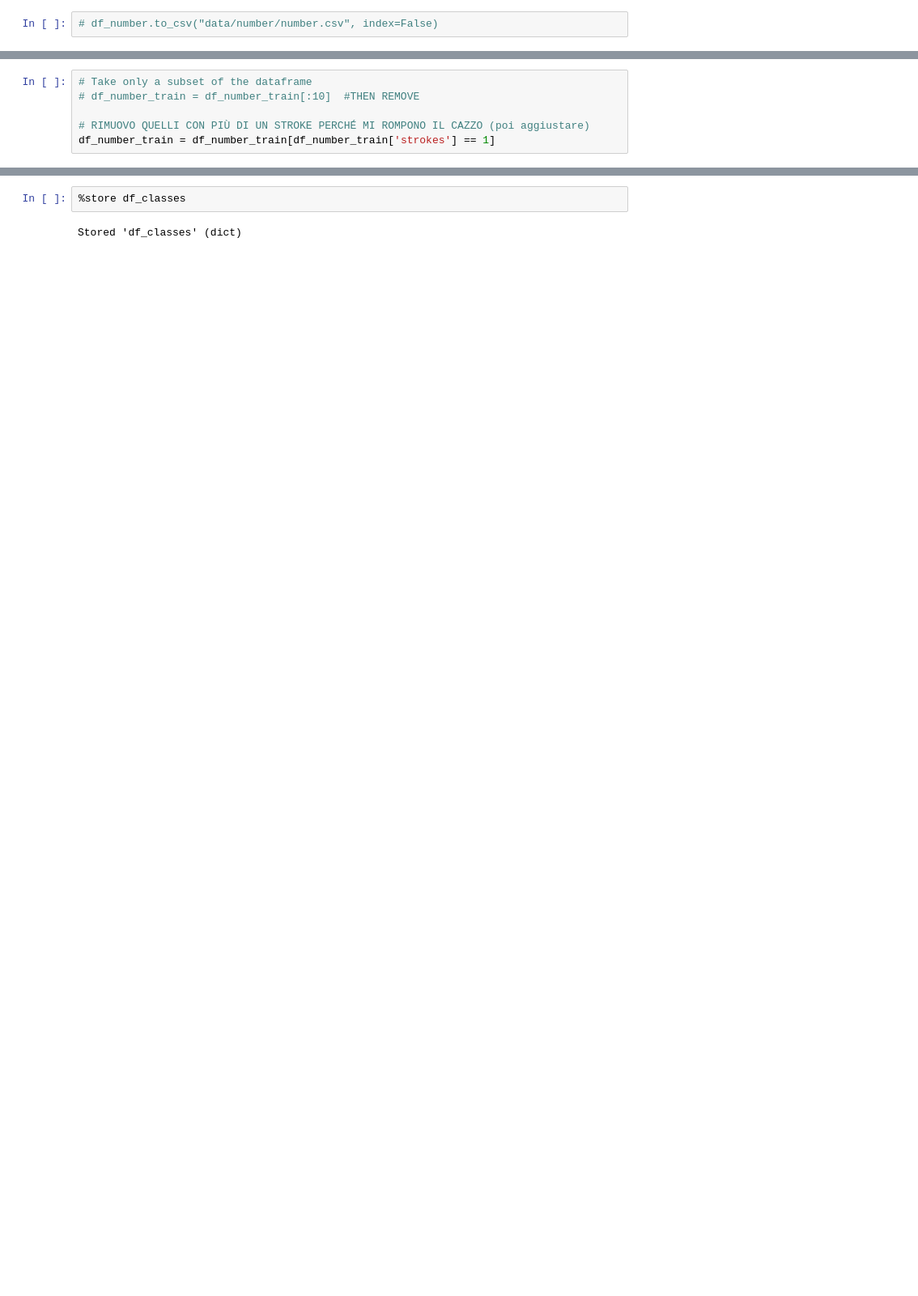
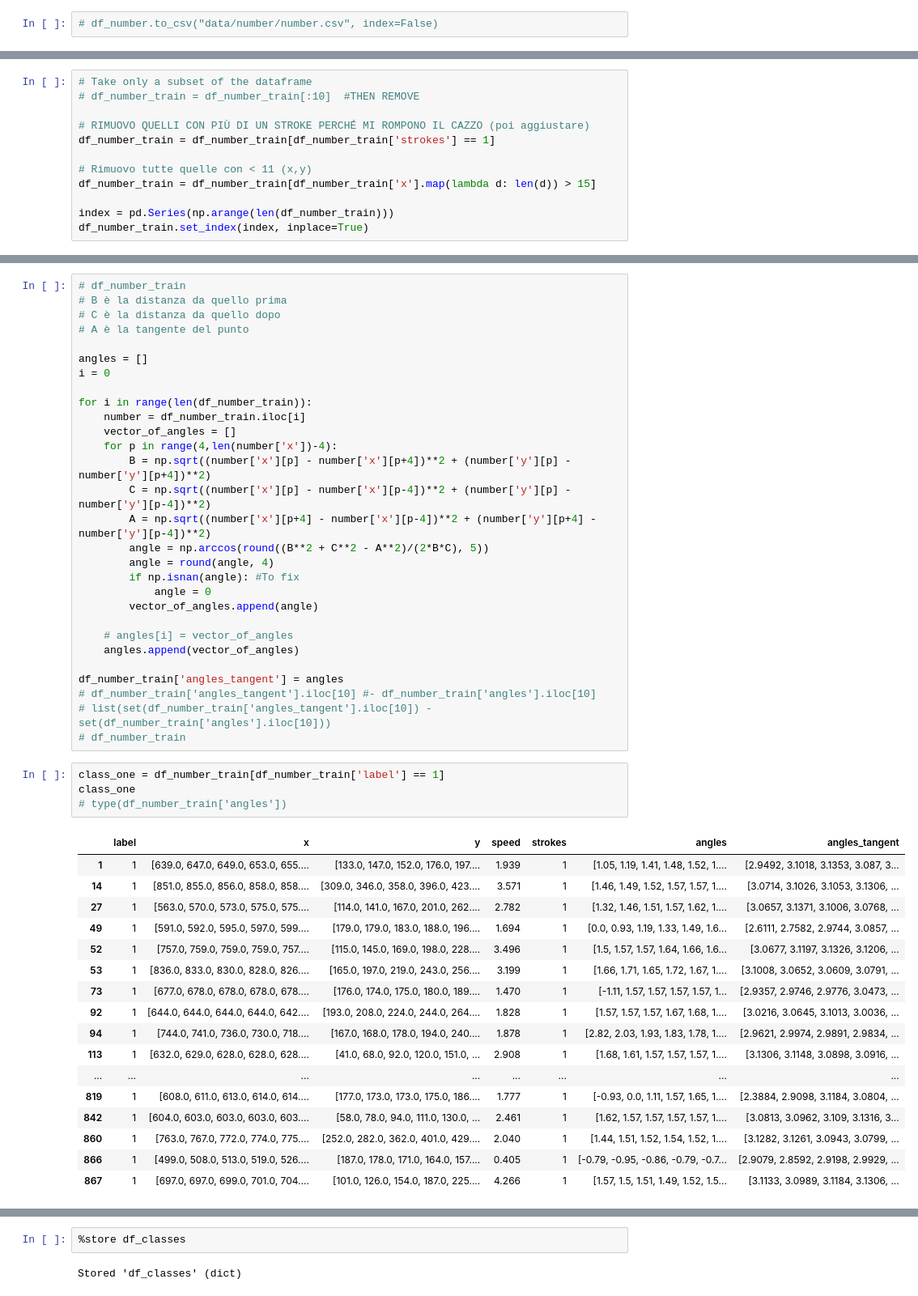
Before and after one commit to thomasverardo/HMM_handwritten_recognition, a Jupyter notebook: scripts/import_dataset.ipynb, the cells around one changed output, grey strips where cells are left out. Shown: that part at 81% size. Saved outputs shown, nothing was run; the diff lists cells and outputs as text; blank space fills up the shorter version.

```diff
--- a/scripts/import_dataset.ipynb
+++ b/scripts/import_dataset.ipynb
@@ -116,4 +113,10 @@ Name: 12, dtype: object
 
 # RIMUOVO QUELLI CON PIÙ DI UN STROKE PERCHÉ MI ROMPONO IL CAZZO (poi aggiustare)
 df_number_train = df_number_train[df_number_train['strokes'] == 1]
+
+# Rimuovo tutte quelle con < 11 (x,y)
+df_number_train = df_number_train[df_number_train['x'].map(lambda d: len(d)) > 15]
+
+index = pd.Series(np.arange(len(df_number_train)))
+df_number_train.set_index(index, inplace=True)
 # %%
@@ -150,6 +150,57 @@ See the caveats in the documentation: https://pandas.pydata.org/pandas-docs/stab
 | 2 | 3 | [499.0, 550.0, 573.0, 623.0, 674.... | [154.0, 140.0, 137.0, 132.0, 131.... | 1.640 | 1 | [-0.27, -0.13, -0.1, -0.02, 0.14,... |
 | 3 | 2 | [481.0, 508.0, 519.0, 561.0, 578.... | [214.0, 188.0, 178.0, 150.0, 142.... | 1.599 | 1 | [-0.77, -0.74, -0.59, -0.44, -0.2... |
 | 4 | 3 | [509.0, 533.0, 576.0, 608.0, 638.... | [39.0, 31.0, 23.0, 20.0, 22.0, 30... | 1.120 | 1 | [-0.32, -0.18, -0.09, 0.07, 0.29,... |
+# %%
+# df_number_train
+# B è la distanza da quello prima
+# C è la distanza da quello dopo
+# A è la tangente del punto
+
+angles = []
+i = 0
+
+for i in range(len(df_number_train)):
+    number = df_number_train.iloc[i]
+    vector_of_angles = []
+    for p in range(4,len(number['x'])-4):
+        B = np.sqrt((number['x'][p] - number['x'][p+4])**2 + (number['y'][p] - number['y'][p+4])**2)
+        C = np.sqrt((number['x'][p] - number['x'][p-4])**2 + (number['y'][p] - number['y'][p-4])**2)
+        A = np.sqrt((number['x'][p+4] - number['x'][p-4])**2 + (number['y'][p+4] - number['y'][p-4])**2)
+        angle = np.arccos(round((B**2 + C**2 - A**2)/(2*B*C), 5))
+        angle = round(angle, 4)
+        if np.isnan(angle): #To fix
+            angle = 0
+        vector_of_angles.append(angle)
+
+    # angles[i] = vector_of_angles
+    angles.append(vector_of_angles)
+
+df_number_train['angles_tangent'] = angles
+# df_number_train['angles_tangent'].iloc[10] #- df_number_train['angles'].iloc[10]
+# list(set(df_number_train['angles_tangent'].iloc[10]) - set(df_number_train['angles'].iloc[10]))
+# df_number_train
+# %%
+class_one = df_number_train[df_number_train['label'] == 1]
+class_one
+# type(df_number_train['angles'])
+# %% [output]
+|  | label | x | y | speed | strokes | angles | angles_tangent |
+| 1 | 1 | [639.0, 647.0, 649.0, 653.0, 655.... | [133.0, 147.0, 152.0, 176.0, 197.... | 1.939 | 1 | [1.05, 1.19, 1.41, 1.48, 1.52, 1.... | [2.9492, 3.1018, 3.1353, 3.087, 3... |
+| 14 | 1 | [851.0, 855.0, 856.0, 858.0, 858.... | [309.0, 346.0, 358.0, 396.0, 423.... | 3.571 | 1 | [1.46, 1.49, 1.52, 1.57, 1.57, 1.... | [3.0714, 3.1026, 3.1053, 3.1306, ... |
+| 27 | 1 | [563.0, 570.0, 573.0, 575.0, 575.... | [114.0, 141.0, 167.0, 201.0, 262.... | 2.782 | 1 | [1.32, 1.46, 1.51, 1.57, 1.62, 1.... | [3.0657, 3.1371, 3.1006, 3.0768, ... |
+| 49 | 1 | [591.0, 592.0, 595.0, 597.0, 599.... | [179.0, 179.0, 183.0, 188.0, 196.... | 1.694 | 1 | [0.0, 0.93, 1.19, 1.33, 1.49, 1.6... | [2.6111, 2.7582, 2.9744, 3.0857, ... |
+| 52 | 1 | [757.0, 759.0, 759.0, 759.0, 757.... | [115.0, 145.0, 169.0, 198.0, 228.... | 3.496 | 1 | [1.5, 1.57, 1.57, 1.64, 1.66, 1.6... | [3.0677, 3.1197, 3.1326, 3.1206, ... |
+| 53 | 1 | [836.0, 833.0, 830.0, 828.0, 826.... | [165.0, 197.0, 219.0, 243.0, 256.... | 3.199 | 1 | [1.66, 1.71, 1.65, 1.72, 1.67, 1.... | [3.1008, 3.0652, 3.0609, 3.0791, ... |
+| 73 | 1 | [677.0, 678.0, 678.0, 678.0, 678.... | [176.0, 174.0, 175.0, 180.0, 189.... | 1.470 | 1 | [-1.11, 1.57, 1.57, 1.57, 1.57, 1... | [2.9357, 2.9746, 2.9776, 3.0473, ... |
+| 92 | 1 | [644.0, 644.0, 644.0, 644.0, 642.... | [193.0, 208.0, 224.0, 244.0, 264.... | 1.828 | 1 | [1.57, 1.57, 1.57, 1.67, 1.68, 1.... | [3.0216, 3.0645, 3.1013, 3.0036, ... |
+| 94 | 1 | [744.0, 741.0, 736.0, 730.0, 718.... | [167.0, 168.0, 178.0, 194.0, 240.... | 1.878 | 1 | [2.82, 2.03, 1.93, 1.83, 1.78, 1.... | [2.9621, 2.9974, 2.9891, 2.9834, ... |
+| 113 | 1 | [632.0, 629.0, 628.0, 628.0, 628.... | [41.0, 68.0, 92.0, 120.0, 151.0, ... | 2.908 | 1 | [1.68, 1.61, 1.57, 1.57, 1.57, 1.... | [3.1306, 3.1148, 3.0898, 3.0916, ... |
+| ... | ... | ... | ... | ... | ... | ... | ... |
+| 819 | 1 | [608.0, 611.0, 613.0, 614.0, 614.... | [177.0, 173.0, 173.0, 175.0, 186.... | 1.777 | 1 | [-0.93, 0.0, 1.11, 1.57, 1.65, 1.... | [2.3884, 2.9098, 3.1184, 3.0804, ... |
+| 842 | 1 | [604.0, 603.0, 603.0, 603.0, 603.... | [58.0, 78.0, 94.0, 111.0, 130.0, ... | 2.461 | 1 | [1.62, 1.57, 1.57, 1.57, 1.57, 1.... | [3.0813, 3.0962, 3.109, 3.1316, 3... |
+| 860 | 1 | [763.0, 767.0, 772.0, 774.0, 775.... | [252.0, 282.0, 362.0, 401.0, 429.... | 2.040 | 1 | [1.44, 1.51, 1.52, 1.54, 1.52, 1.... | [3.1282, 3.1261, 3.0943, 3.0799, ... |
+| 866 | 1 | [499.0, 508.0, 513.0, 519.0, 526.... | [187.0, 178.0, 171.0, 164.0, 157.... | 0.405 | 1 | [-0.79, -0.95, -0.86, -0.79, -0.7... | [2.9079, 2.8592, 2.9198, 2.9929, ... |
+| 867 | 1 | [697.0, 697.0, 699.0, 701.0, 704.... | [101.0, 126.0, 154.0, 187.0, 225.... | 4.266 | 1 | [1.57, 1.5, 1.51, 1.49, 1.52, 1.5... | [3.1133, 3.0989, 3.1184, 3.1306, ... |
 # %%
 # train test split
 
```
Also changed, not shown: parts of 8 cells of this notebook, 11 other files.
